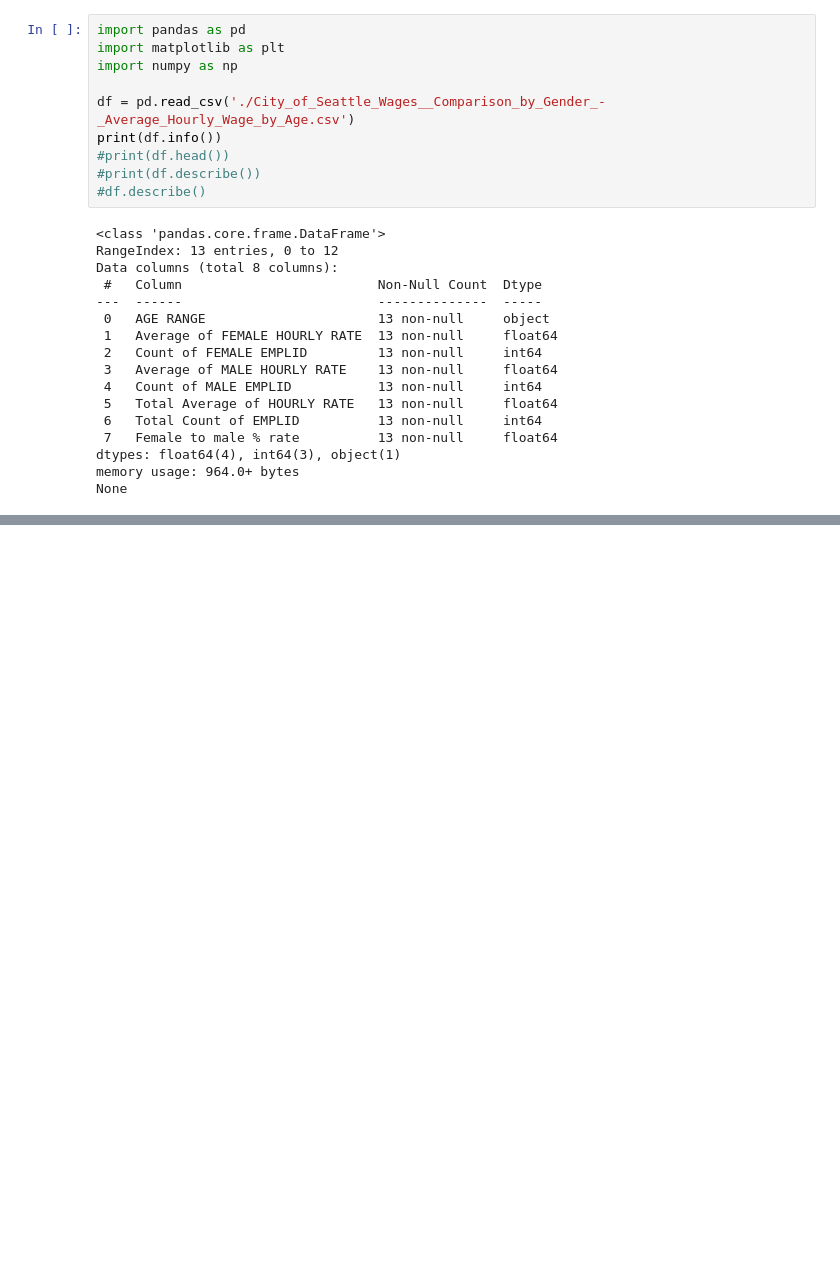
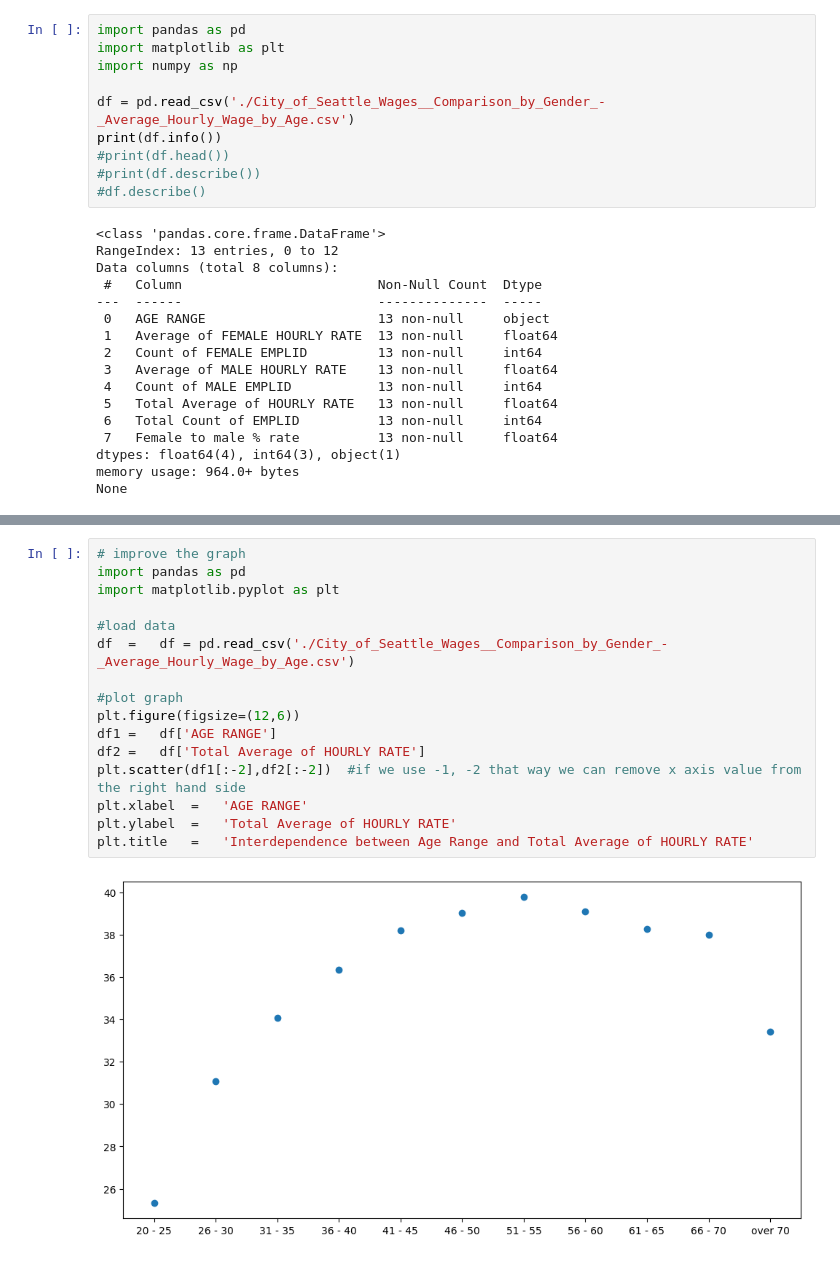
Before and after one commit to aleem-dev/DataAnalysis, a Jupyter notebook: DS-Python-EngyFouda/ch-3/scatterplot.ipynb, the cells around one changed output, grey strips where cells are left out. Cells and saved outputs as stored; diff of their text form; blank space fills up the shorter version.

Commit message:
Scatter plot with multiple series on y axis

```diff
--- a/DS-Python-EngyFouda/ch-3/scatterplot.ipynb
+++ b/DS-Python-EngyFouda/ch-3/scatterplot.ipynb
@@ -62,3 +63,21 @@ plt.title('Interdependence between Age Range and Total Average of HOURLY RATE')
 # %% [output]
 Text(0.5, 1.0, 'Interdependence between Age Range and Total Average of HOURLY RATE')
 [figure]
+# %%
+# improve the graph
+import pandas as pd
+import matplotlib.pyplot as plt
+
+#load data
+df  =   df = pd.read_csv('./City_of_Seattle_Wages__Comparison_by_Gender_-_Average_Hourly_Wage_by_Age.csv')
+
+#plot graph
+plt.figure(figsize=(12,6))
+df1 =   df['AGE RANGE']
+df2 =   df['Total Average of HOURLY RATE']
+plt.scatter(df1[:-2],df2[:-2])  #if we use -1, -2 that way we can remove x axis value from the right hand side
+plt.xlabel  =   'AGE RANGE'
+plt.ylabel  =   'Total Average of HOURLY RATE'
+plt.title   =   'Interdependence between Age Range and Total Average of HOURLY RATE'
+# %% [output]
+[figure, added]
```
Also changed, not shown: parts of 3 cells of this notebook, 2 other files.
